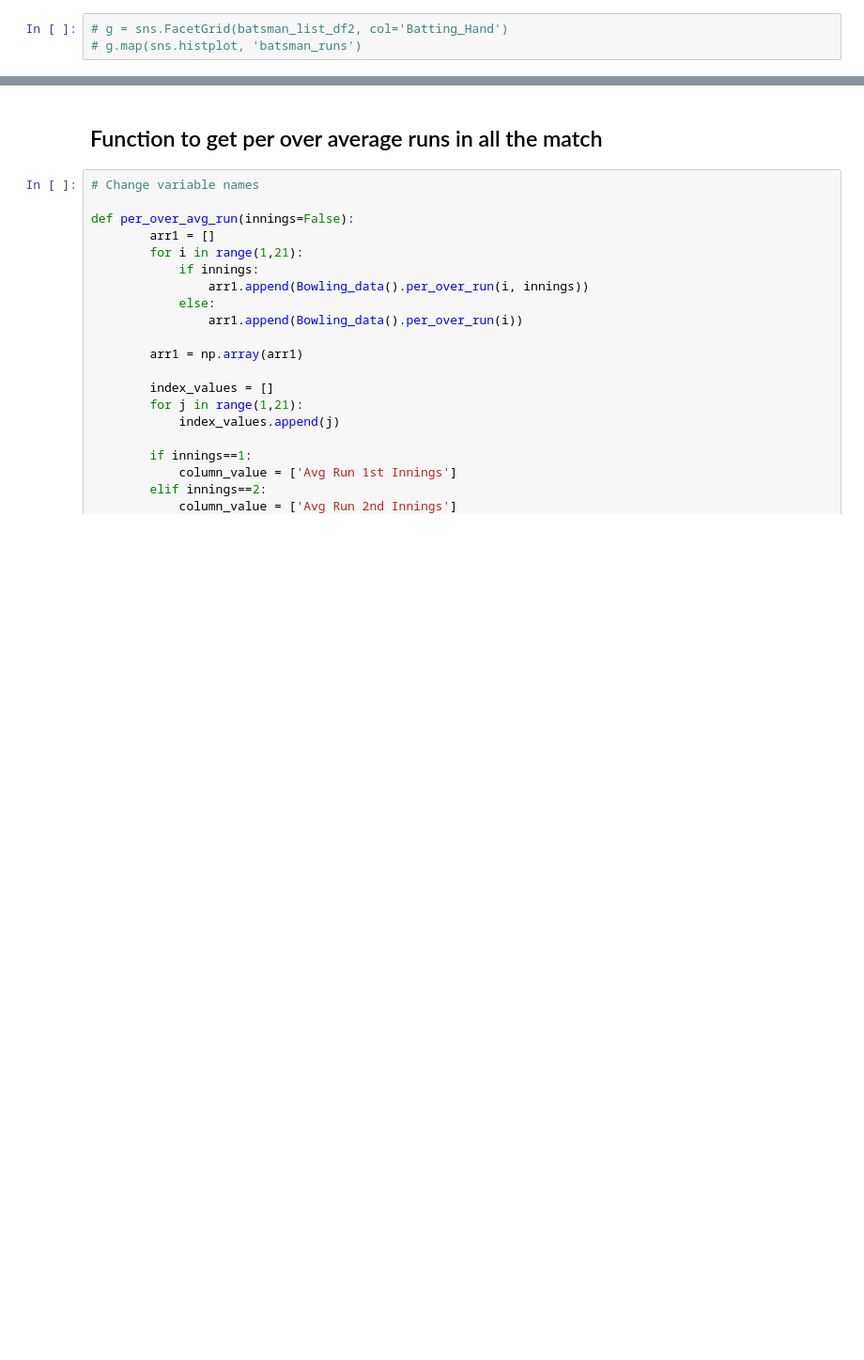
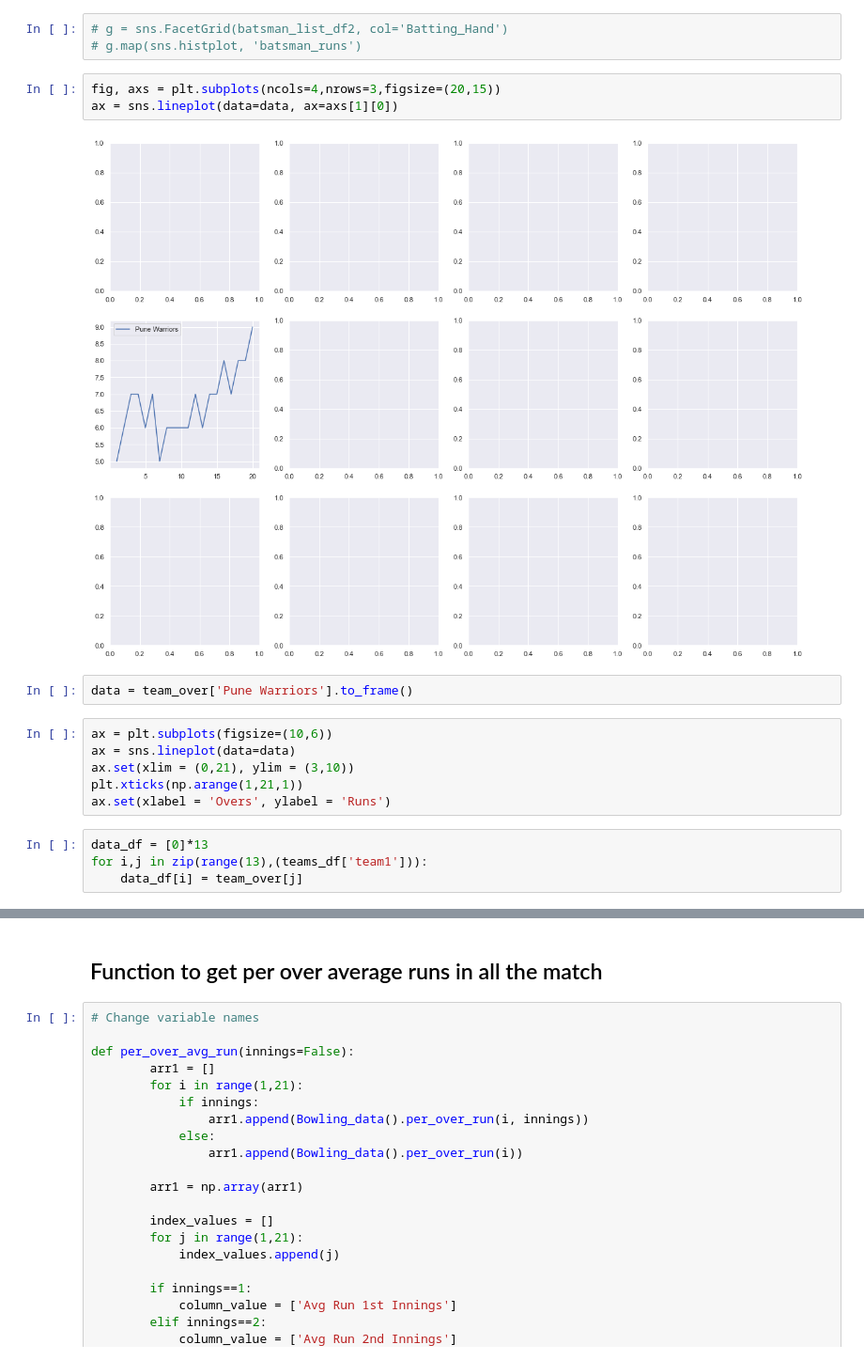
Before and after one commit to Utkarsh736/IPL_Data_Analysis, a Jupyter notebook: Template.ipynb, the cells around one changed output, grey strips where cells are left out. Shown at 94% size. Saved outputs shown, nothing was run; the diff lists cells and outputs as text; blank space fills up the shorter version.

Commit message:
Team per over average multiple plot

```diff
--- a/Template.ipynb
+++ b/Template.ipynb
@@ -520,3 +520,20 @@ ax.set(xlabel = 'Overs', ylabel = 'Runs')
 # %%
 # g = sns.FacetGrid(batsman_list_df2, col='Batting_Hand')
 # g.map(sns.histplot, 'batsman_runs')
+# %%
+fig, axs = plt.subplots(ncols=4,nrows=3,figsize=(20,15))
+ax = sns.lineplot(data=data, ax=axs[1][0])
+# %% [output]
+[figure, added]
+# %%
+data = team_over['Pune Warriors'].to_frame()
+# %%
+ax = plt.subplots(figsize=(10,6))
+ax = sns.lineplot(data=data)
+ax.set(xlim = (0,21), ylim = (3,10))
+plt.xticks(np.arange(1,21,1))
+ax.set(xlabel = 'Overs', ylabel = 'Runs')
+# %%
+data_df = [0]*13
+for i,j in zip(range(13),(teams_df['team1'])):
+    data_df[i] = team_over[j]
```
Also changed, not shown: parts of 5 cells of this notebook.
